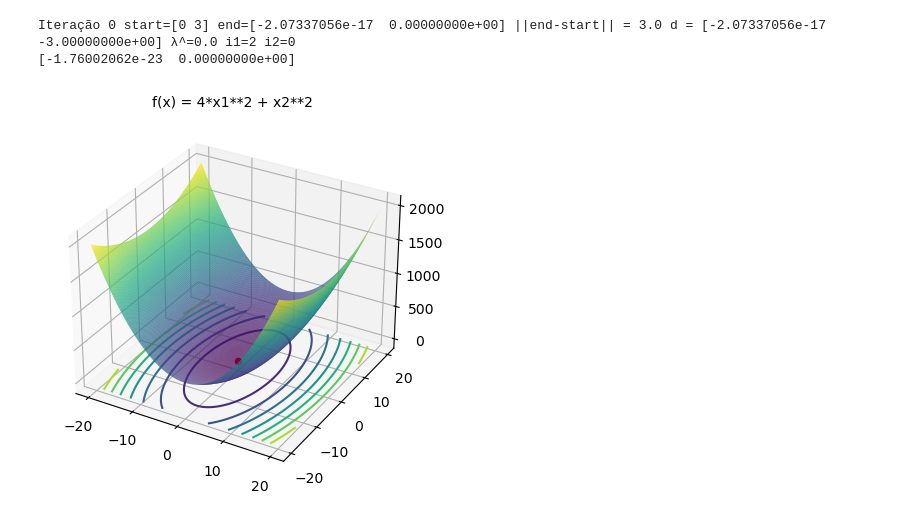
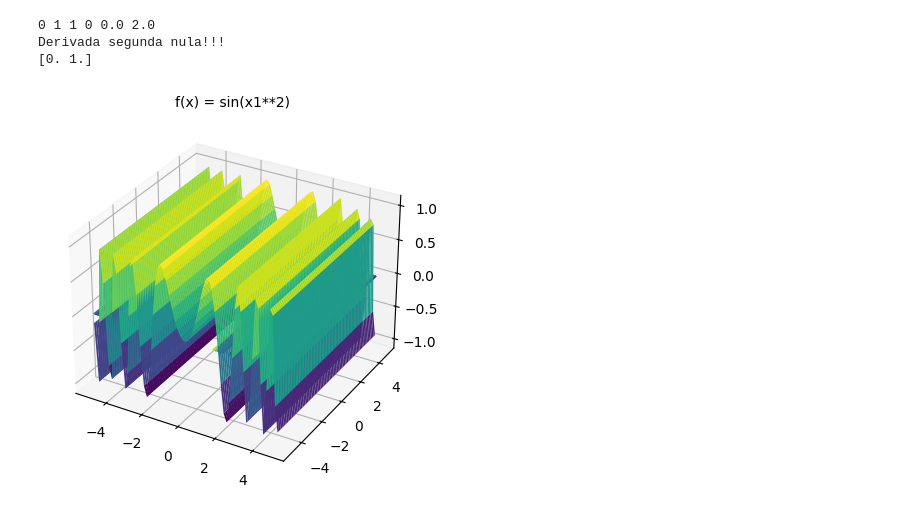
Before and after one commit to victorluis22/metodos-numericos-otimizacao, a Jupyter notebook: hookeJeeves.ipynb, the cells around one changed output. Drawn from its saved outputs; the diff is of its cells as text; code cells hidden in the pictures.

```diff
--- a/hookeJeeves.ipynb
+++ b/hookeJeeves.ipynb
@@ -39,19 +48,18 @@ def newtonSearch(function, x, x1, x2, d1, d2):
 # %%
-import matplotlib.pyplot as plt
+
 
 def plot3D(function, min):
     fig = plt.figure()
     ax = fig.add_subplot(projection='3d')
 
     ax.set_title(f'f(x) = {function}', fontsize=10)
-    x1 = np.arange(-20, 20, 0.15)
-    x2 = np.arange(-20, 20, 0.15)
+    x1 = np.arange(-5, 5, 0.15)
+    x2 = np.arange(-5, 5, 0.15)
     x1, x2 = np.meshgrid(x1, x2)
-    z = eval(function)
+    z = eval(function, {"__builtins__": {}, "x1": x1, "x2": x2}, ALLOWED_NAMES)
 
     ax.plot_surface(x1, x2, z, rstride=1, cstride=1, cmap='viridis', label=f'f(x) = {function}')
-    ax.contour(x1, x2, z, zdir='z', offset=-100)
-
+    ax.contour(x1, x2, z, zdir='z', offset=0)
 
     ax.scatter(min[0], min[1], color='red', label=f'Mínimo')
 # %%
@@ -65,51 +73,50 @@ def hookeJeeves(function, initialValue, dim):
         [0,1]]
     )
 
-    limit = 0.0001
+    e = 1e-6
     k = 0
     timeout = 100
     time = 0
 
     while time < timeout:
-        i1, i2 = 0, 0
         start = np.array([x1, x2])
         end = np.array([0, 0])
 
         for k in range(dim):
             d1, d2 = d[k][0], d[k][1]
 
-            [i1, x, y] = newtonSearch(nextFunc, max([x1, x2]), x1, x2, d1, d2)
+            [x, y] = newtonSearch(nextFunc, x1 if k == 0 else x2, x1, x2, d1, d2)
 
             x1, x2 = eval(nextValue[0]), eval(nextValue[1])
 
             if k == dim-1:
                 end = np.array([x1, x2])
 
         resultd = end - start
-        startEndMod = np.sqrt(np.sum((resultd) ** 2))
 
-        if startEndMod < limit:
-            return end
+        if LA.norm(resultd) < e:
+            break
 
         d1, d2 = resultd[0], resultd[1]
 
-        [i2, x, y] = newtonSearch(nextFunc, max([x1, x2]), x1, x2, d1, d2)
+        [x, y] = newtonSearch(nextFunc, x2, x1, x2, d1, d2)
 
         x1, x2 = eval(nextValue[0]), eval(nextValue[1])
 
-        print(f"Iteração {time} start={start} end={end} ||end-start|| = {startEndMod} d = {resultd} λ^={x} i1={i1} i2={i2}")
-
         time += 1
 
-function = "4*x1**2 + x2**2"
-initialValue = np.array([0,3])
+    return end
+
+function = "sin(x1**2)"
+initialValue = np.array([0, 1])
 
 min = hookeJeeves(function, initialValue, 2)
 
 print(min)
 
 plot3D(function, min)
 # %% [output]
-Iteração 0 start=[0 3] end=[-2.07337056e-17  0.00000000e+00] ||end-start|| = 3.0 d = [-2.07337056e-17 -3.00000000e+00] λ^=0.0 i1=2 i2=0
-[-1.76002062e-23  0.00000000e+00]
+0 1 1 0 0.0 2.0
+Derivada segunda nula!!!
+[0. 1.]
-[figure, old version]
+[figure, new version]
```
Also changed, not shown: parts of 2 cells of this notebook, 3 other files.
